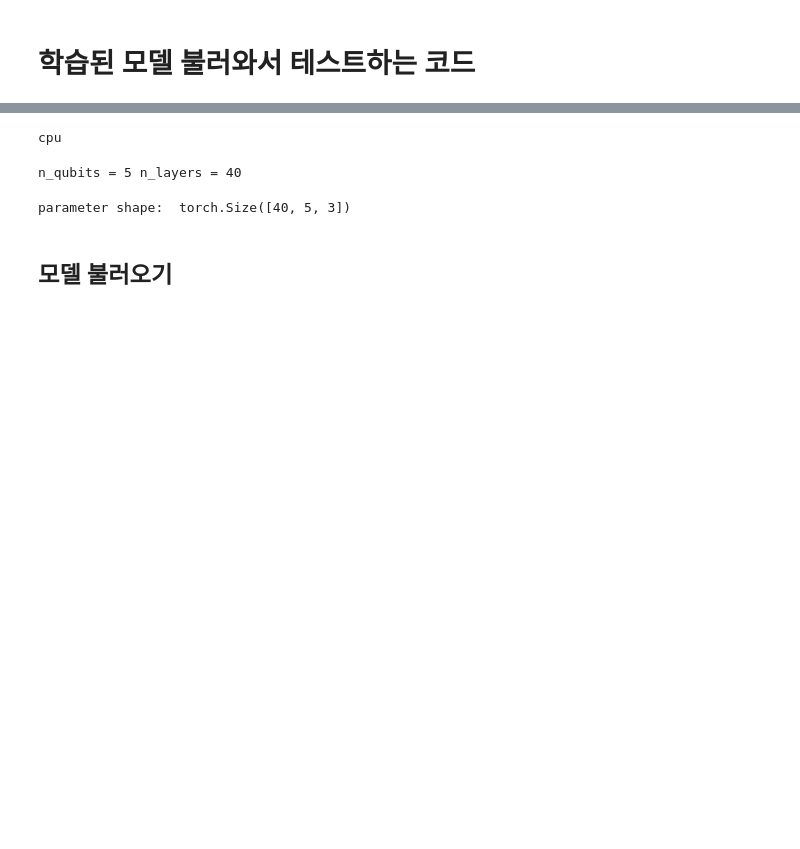
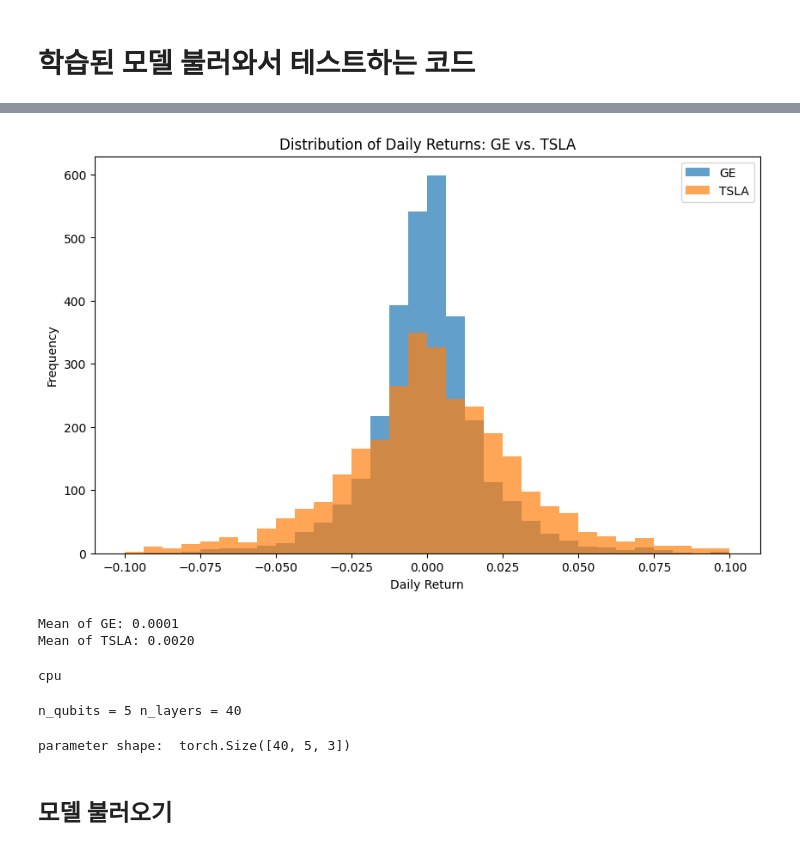
Before and after one commit to red1108/infoQGAN-outdated-, a Jupyter notebook: infoQGAN_portfolio/eval.ipynb, the cells around one changed output, grey strips where cells are left out. Cells and saved outputs as stored; diff of their text form; code cells hidden in the pictures; blank space fills up the shorter version.

```diff
--- a/infoQGAN_portfolio/eval.ipynb
+++ b/infoQGAN_portfolio/eval.ipynb
@@ -75,3 +75,26 @@ plt.show()
+# %%
+import matplotlib.pyplot as plt
+import numpy as np
+
+bin_edges = np.linspace(cut_left, cut_right, num_bins+1)
+
+plt.figure(figsize=(10, 6))
+
+plt.hist(stock_returns[name1].values, bins=bin_edges, alpha=0.7, label=name1)
+plt.hist(stock_returns[name2].values, bins=bin_edges, alpha=0.7, label=name2)
+
+plt.title(f'Distribution of Daily Returns: {name1} vs. {name2}')
+plt.xlabel('Daily Return')
+plt.ylabel('Frequency')
+plt.legend()
+plt.show()
+
+print(f"Mean of {name1}: {stock_returns[name1].mean():.4f}")
+print(f"Mean of {name2}: {stock_returns[name2].mean():.4f}")
+# %% [output]
+[figure, added]
+Mean of GE: 0.0001
+Mean of TSLA: 0.0020
 # %%
 # setting torch device
 device = torch.device("cuda:0" if torch.cuda.is_available() else "cpu")
```
Also changed, not shown: parts of 9 cells of this notebook, 1 other file.
